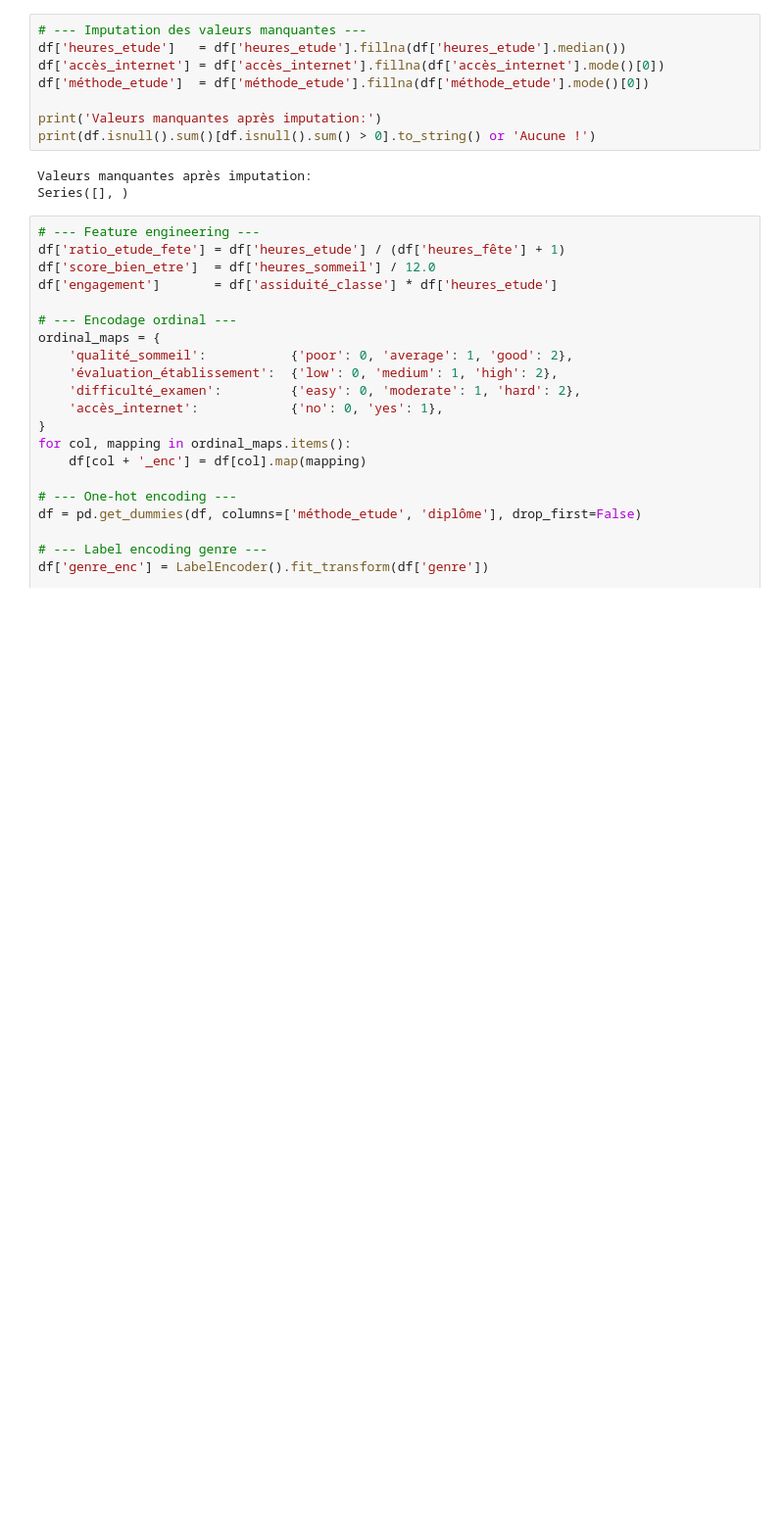
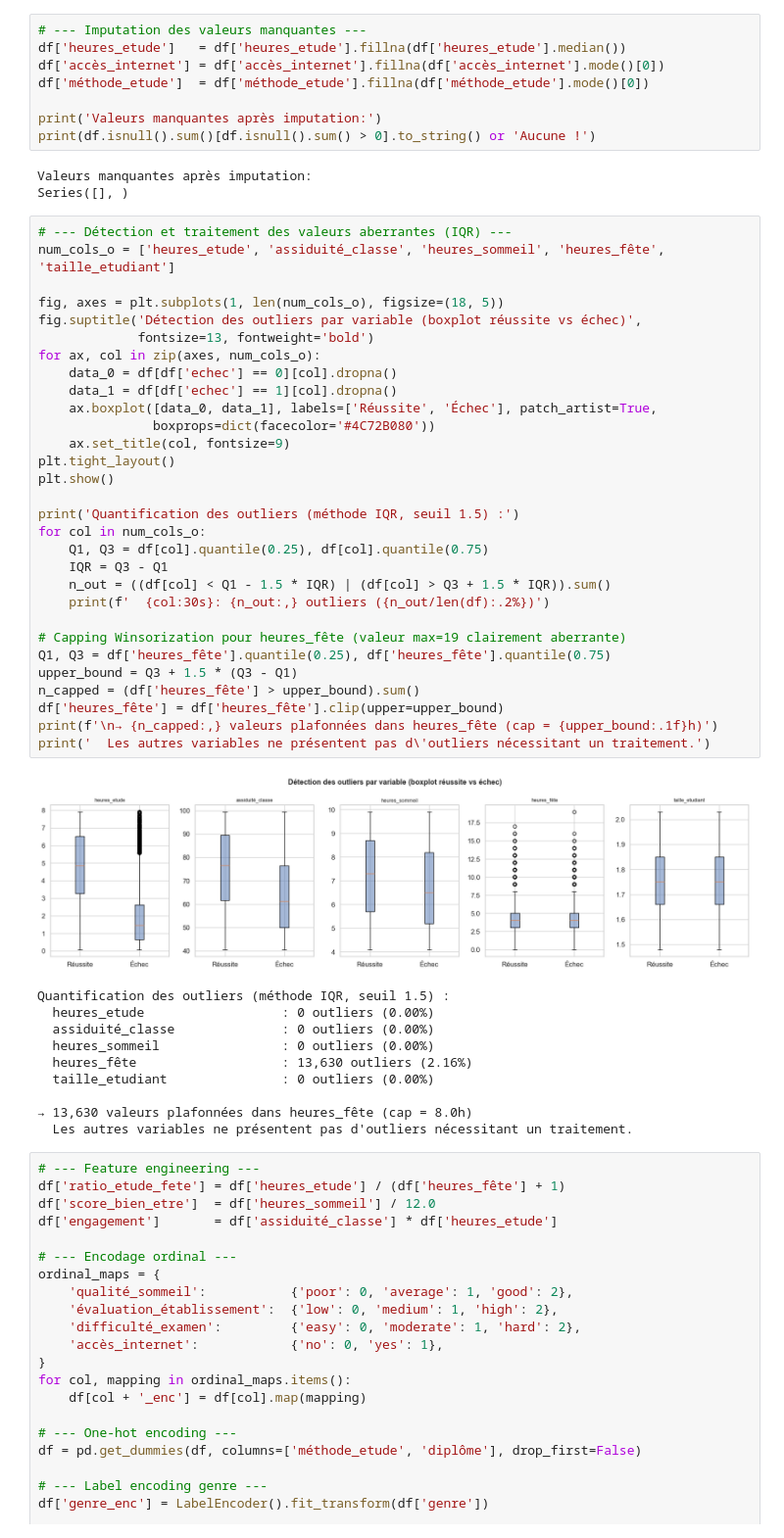
Before and after one commit to 22054/Smart-School-Project, a Jupyter notebook: smart_school_project (1).ipynb, the cells around one changed output. Shown at 98% size. Drawn from its saved outputs; the diff is of its cells as text; blank space fills up the shorter version.

```diff
--- a/smart_school_project (1).ipynb
+++ b/smart_school_project (1).ipynb
@@ -222,6 +317,47 @@ print(df.isnull().sum()[df.isnull().sum() > 0].to_string() or 'Aucune !')
 # %% [output]
 Valeurs manquantes après imputation:
 Series([], )
+# %%
+# --- Détection et traitement des valeurs aberrantes (IQR) ---
+num_cols_o = ['heures_etude', 'assiduité_classe', 'heures_sommeil', 'heures_fête', 'taille_etudiant']
+
+fig, axes = plt.subplots(1, len(num_cols_o), figsize=(18, 5))
+fig.suptitle('Détection des outliers par variable (boxplot réussite vs échec)',
+             fontsize=13, fontweight='bold')
+for ax, col in zip(axes, num_cols_o):
+    data_0 = df[df['echec'] == 0][col].dropna()
+    data_1 = df[df['echec'] == 1][col].dropna()
+    ax.boxplot([data_0, data_1], labels=['Réussite', 'Échec'], patch_artist=True,
+               boxprops=dict(facecolor='#4C72B080'))
+    ax.set_title(col, fontsize=9)
+plt.tight_layout()
+plt.show()
+
+print('Quantification des outliers (méthode IQR, seuil 1.5) :')
+for col in num_cols_o:
+    Q1, Q3 = df[col].quantile(0.25), df[col].quantile(0.75)
+    IQR = Q3 - Q1
+    n_out = ((df[col] < Q1 - 1.5 * IQR) | (df[col] > Q3 + 1.5 * IQR)).sum()
+    print(f'  {col:30s}: {n_out:,} outliers ({n_out/len(df):.2%})')
+
+# Capping Winsorization pour heures_fête (valeur max=19 clairement aberrante)
+Q1, Q3 = df['heures_fête'].quantile(0.25), df['heures_fête'].quantile(0.75)
+upper_bound = Q3 + 1.5 * (Q3 - Q1)
+n_capped = (df['heures_fête'] > upper_bound).sum()
+df['heures_fête'] = df['heures_fête'].clip(upper=upper_bound)
+print(f'\n→ {n_capped:,} valeurs plafonnées dans heures_fête (cap = {upper_bound:.1f}h)')
+print('  Les autres variables ne présentent pas d\'outliers nécessitant un traitement.')
+# %% [output]
+[figure, added]
+Quantification des outliers (méthode IQR, seuil 1.5) :
+  heures_etude                  : 0 outliers (0.00%)
+  assiduité_classe              : 0 outliers (0.00%)
+  heures_sommeil                : 0 outliers (0.00%)
+  heures_fête                   : 13,630 outliers (2.16%)
+  taille_etudiant               : 0 outliers (0.00%)
+
+→ 13,630 valeurs plafonnées dans heures_fête (cap = 8.0h)
+  Les autres variables ne présentent pas d'outliers nécessitant un traitement.
 # %%
 # --- Feature engineering ---
 df['ratio_etude_fete'] = df['heures_etude'] / (df['heures_fête'] + 1)
```
Also changed, not shown: parts of 30 cells of this notebook.
